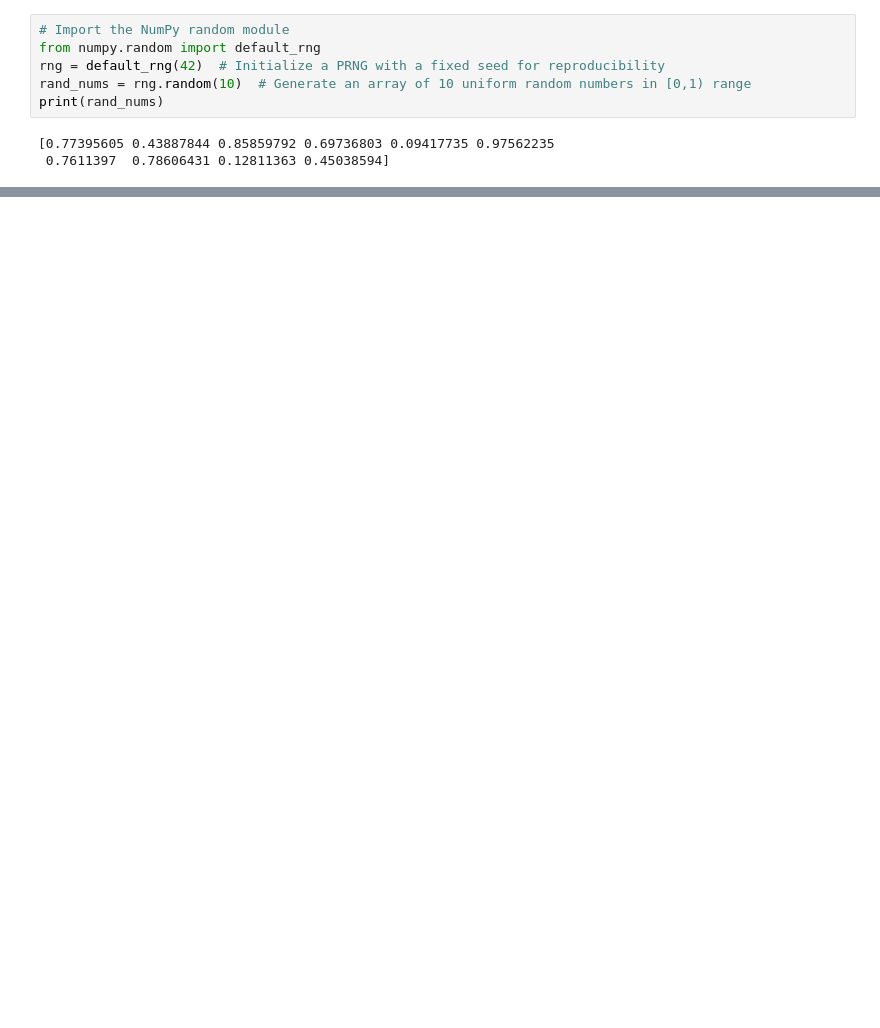
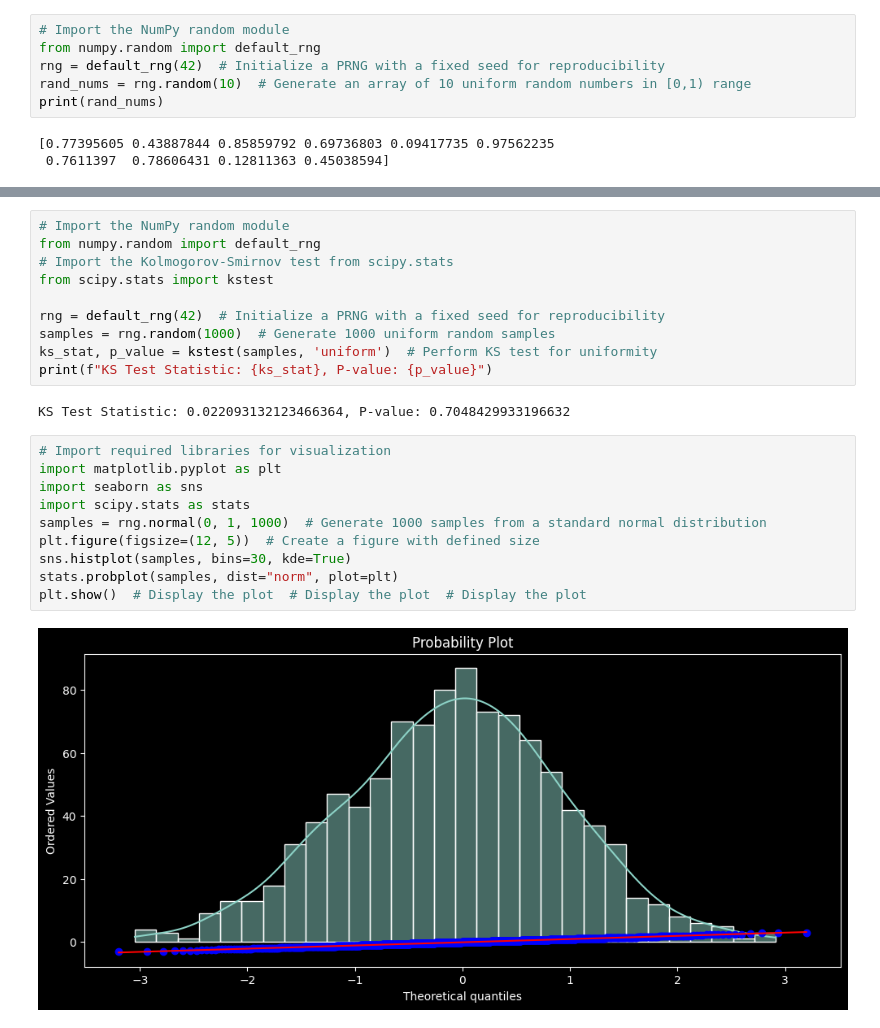
Before and after one commit to julihocc/itesm-ma2008b-code, a Jupyter notebook: MA2008B_101.ipynb, the cells around one changed output, grey strips where cells are left out. Drawn from its saved outputs; the diff is of its cells as text; blank space fills up the shorter version.

```diff
--- a/MA2008B_101.ipynb
+++ b/MA2008B_101.ipynb
@@ -21,0 +20,24 @@ Secure Password: ;Up'WDL]7I.D
+# %%
+# Import the NumPy random module
+from numpy.random import default_rng
+# Import the Kolmogorov-Smirnov test from scipy.stats
+from scipy.stats import kstest
+
+rng = default_rng(42)  # Initialize a PRNG with a fixed seed for reproducibility
+samples = rng.random(1000)  # Generate 1000 uniform random samples
+ks_stat, p_value = kstest(samples, 'uniform')  # Perform KS test for uniformity
+print(f"KS Test Statistic: {ks_stat}, P-value: {p_value}")
+# %% [output]
+KS Test Statistic: 0.022093132123466364, P-value: 0.7048429933196632
+# %%
+# Import required libraries for visualization
+import matplotlib.pyplot as plt
+import seaborn as sns
+import scipy.stats as stats
+samples = rng.normal(0, 1, 1000)  # Generate 1000 samples from a standard normal distribution
+plt.figure(figsize=(12, 5))  # Create a figure with defined size
+sns.histplot(samples, bins=30, kde=True)
+stats.probplot(samples, dist="norm", plot=plt)
+plt.show()  # Display the plot  # Display the plot  # Display the plot
+# %% [output]
+[figure, added]
```
Also changed, not shown: parts of 3 cells of this notebook.
